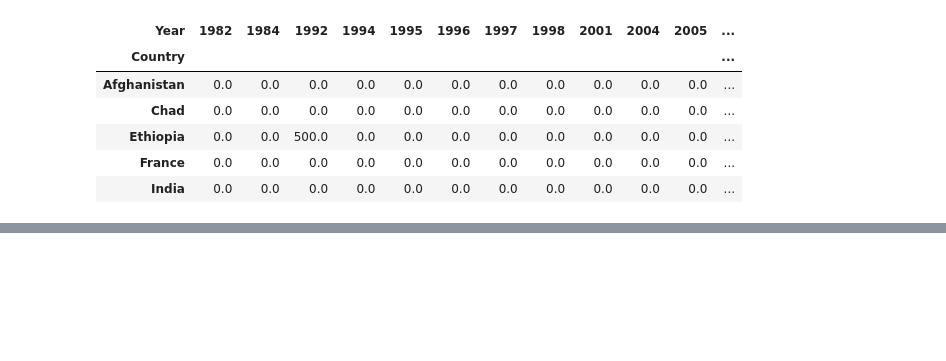
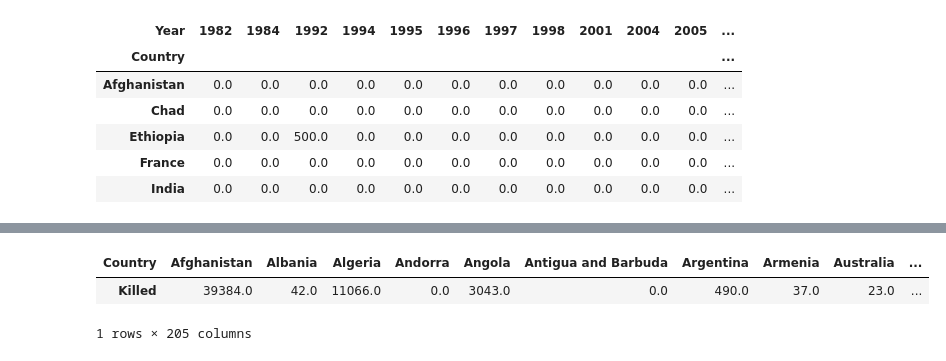
Before and after one commit to FiNiX-GaMmA/Global_terrorism-EDA_project, a Jupyter notebook: worsheet.ipynb, the cells around one changed output, grey strips where cells are left out. Cells and saved outputs as stored; diff of their text form; code cells hidden in the pictures; blank space fills up the shorter version.

```diff
--- a/worsheet.ipynb
+++ b/worsheet.ipynb
@@ -418,0 +470,7 @@ py.iplot(fig, filename='heatmap',show_link=False)
+# %%
+countryKillFormatData = countryKillData.pivot_table(columns='Country', values='Killed', aggfunc='sum')
+countryKillFormatData
+# %% [output]
+| Country | Afghanistan | Albania | Algeria | Andorra | Angola | Antigua and Barbuda | Argentina | Armenia | Australia | ... |
+| Killed | 39384.0 | 42.0 | 11066.0 | 0.0 | 3043.0 | 0.0 | 490.0 | 37.0 | 23.0 | ... |
+1 rows × 205 columns
```
Also changed, not shown: parts of 35 cells of this notebook.
